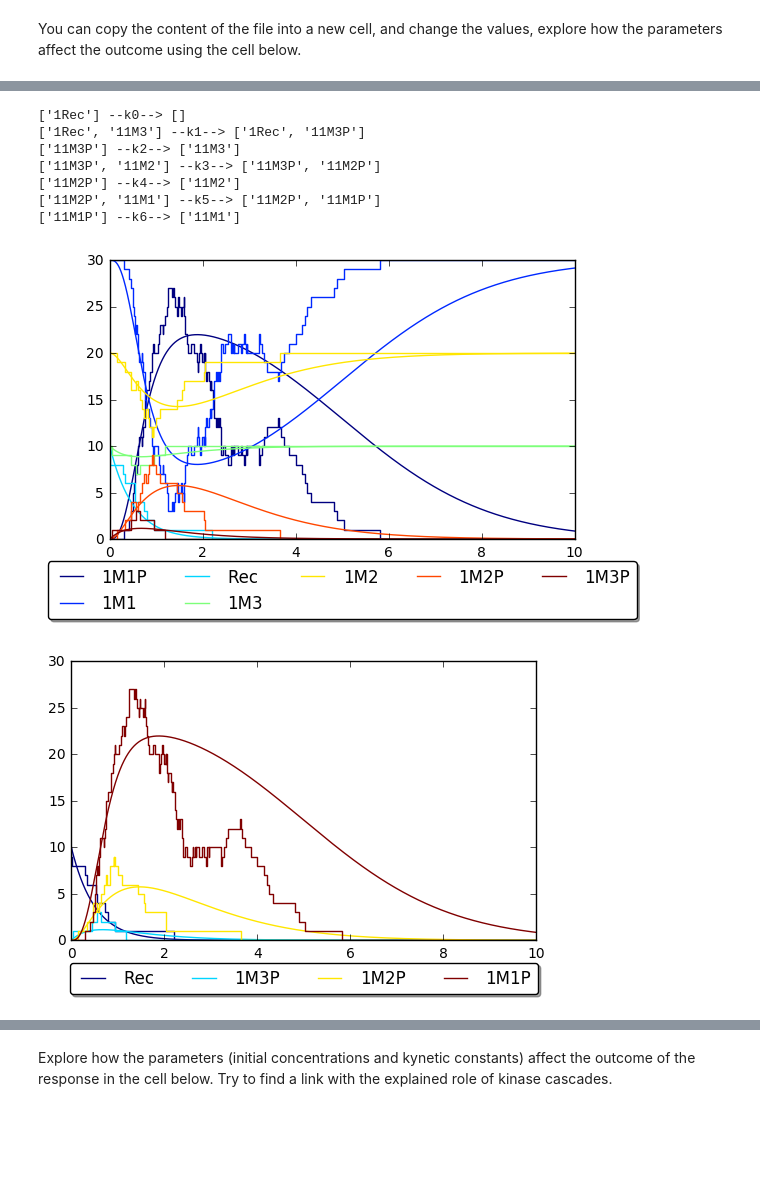
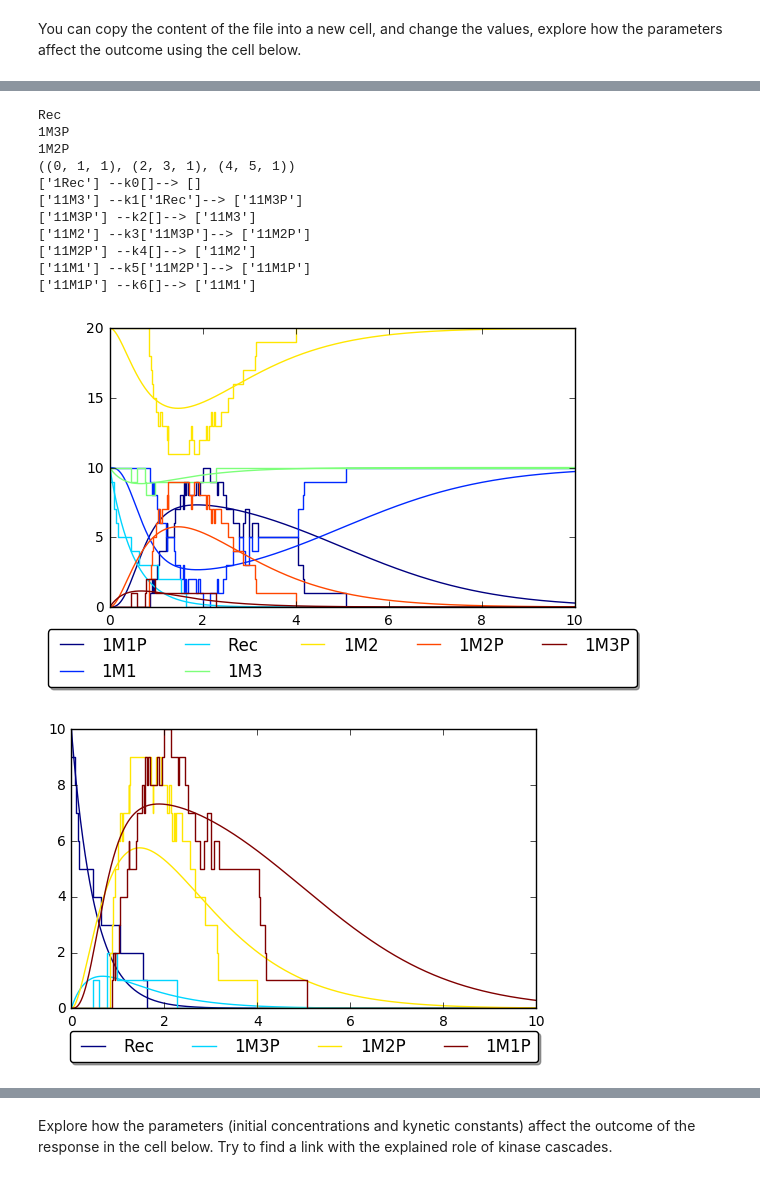
Before and after one commit to manulera/ModellingCourse, a Jupyter notebook: ReAct/ReAct_Notebook.ipynb, the cells around one changed output, grey strips where cells are left out. Cells and saved outputs as stored; diff of their text form; code cells hidden in the pictures; blank space fills up the shorter version.

```diff
--- a/ReAct/ReAct_Notebook.ipynb
+++ b/ReAct/ReAct_Notebook.ipynb
@@ -123,18 +126,22 @@ Kinase cascades are known for amplifying the signal: a minor change in the cell,
 The first graph is a bit crowded, so we can choose to plot only the most relevant species for us.
 The second graph shows how the Map1K is strongly amplified, explore how the parameters (initial concentrations and kynetic constants) affect the outcome of the response in the cell below. Try to find a link with the explained role of kinase cascades.
 # %%
-%run Example3_KyneticCascade.py
-PrintPythonFile('Example3_KyneticCascade.py')
+%run 'Examples/Example3_KyneticCascade.py'
+PrintPythonFile('Examples/Example3_KyneticCascade.py')
 # %% [output]
-['1Rec'] --k0--> []
-['1Rec', '11M3'] --k1--> ['1Rec', '11M3P']
-['11M3P'] --k2--> ['11M3']
-['11M3P', '11M2'] --k3--> ['11M3P', '11M2P']
-['11M2P'] --k4--> ['11M2']
-['11M2P', '11M1'] --k5--> ['11M2P', '11M1P']
-['11M1P'] --k6--> ['11M1']
+Rec
+1M3P
+1M2P
+((0, 1, 1), (2, 3, 1), (4, 5, 1))
+['1Rec'] --k0[]--> []
+['11M3'] --k1['1Rec']--> ['11M3P']
+['11M3P'] --k2[]--> ['11M3']
+['11M2'] --k3['11M3P']--> ['11M2P']
+['11M2P'] --k4[]--> ['11M2']
+['11M1'] --k5['11M2P']--> ['11M1P']
+['11M1P'] --k6[]--> ['11M1']
-[figure, old version]
+[figure, new version]
-[figure, old version]
+[figure, new version]
 [interactive output not drawn]
 # %% [markdown]
 Explore how the parameters (initial concentrations and kynetic constants) affect the outcome of the response in the cell below. Try to find a link with the explained role of kinase cascades.
```
Also changed, not shown: parts of 7 cells of this notebook, 53 other files.
